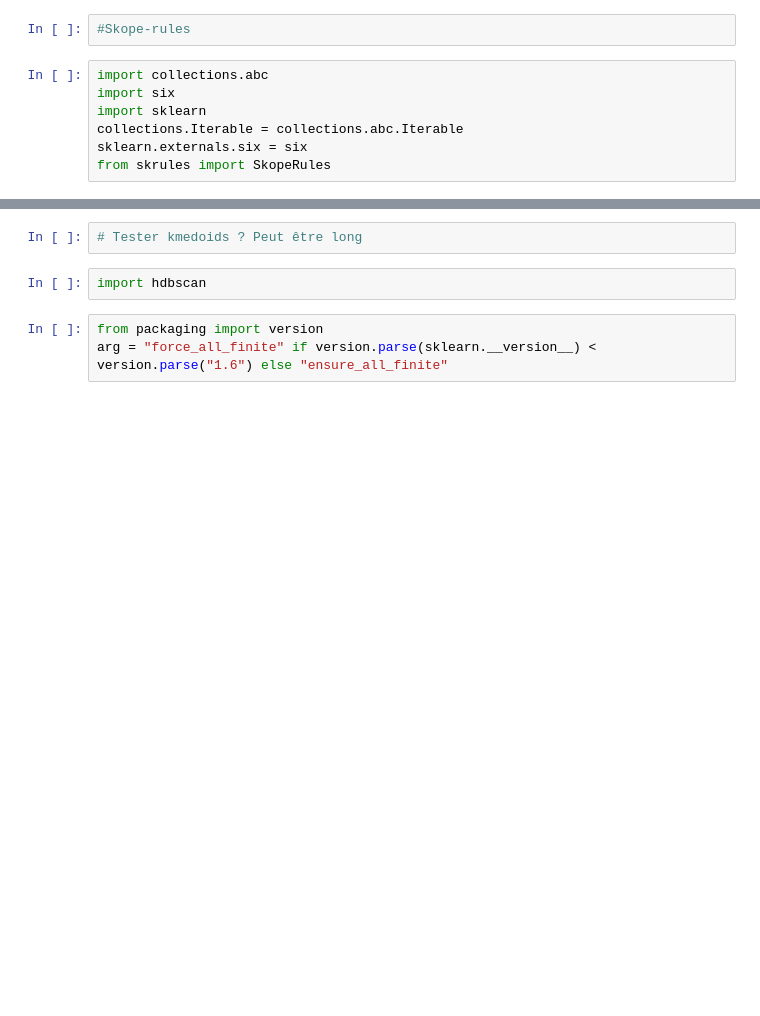
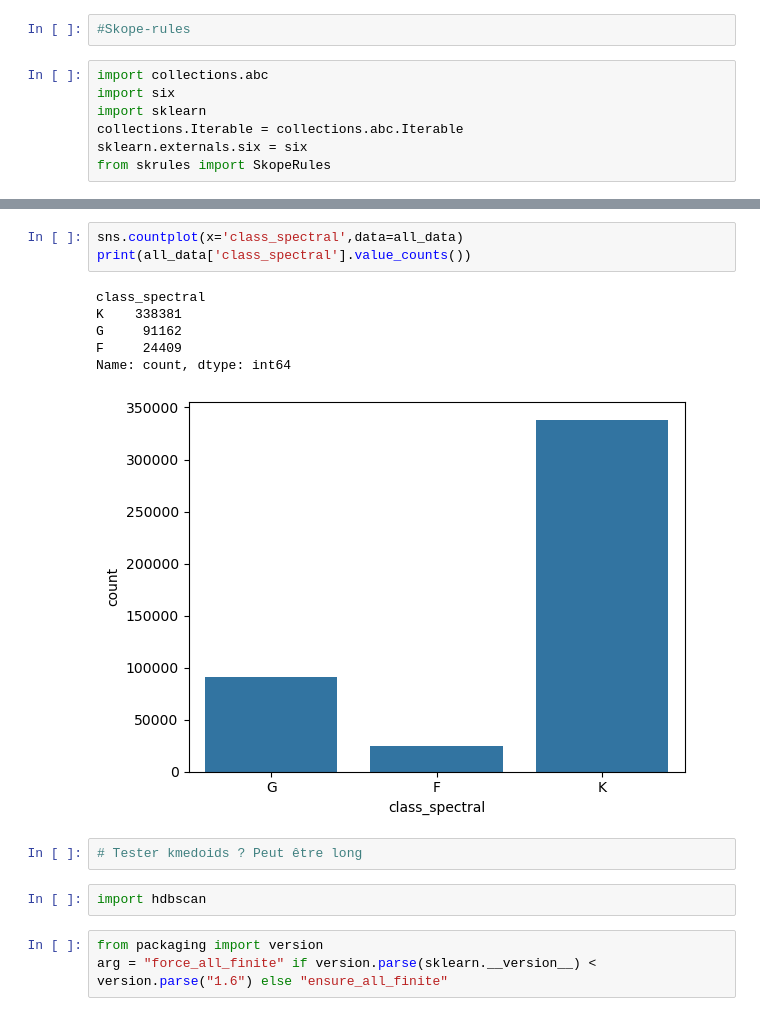
Before and after one commit to astrodeepnet/students-project-2024, a Jupyter notebook: notebooks/s2/Clustering.ipynb, the cells around one changed output, grey strips where cells are left out. Saved outputs shown, nothing was run; the diff lists cells and outputs as text; blank space fills up the shorter version.

```diff
--- a/notebooks/s2/Clustering.ipynb
+++ b/notebooks/s2/Clustering.ipynb
@@ -348,3 +338,13 @@ Rules for class K
+# %%
+sns.countplot(x='class_spectral',data=all_data)
+print(all_data['class_spectral'].value_counts())
+# %% [output]
+class_spectral
+K    338381
+G     91162
+F     24409
+Name: count, dtype: int64
+[figure, added]
 # %%
 # Tester kmedoids ? Peut être long
 # %%
```
Also changed, not shown: parts of 20 cells of this notebook.
